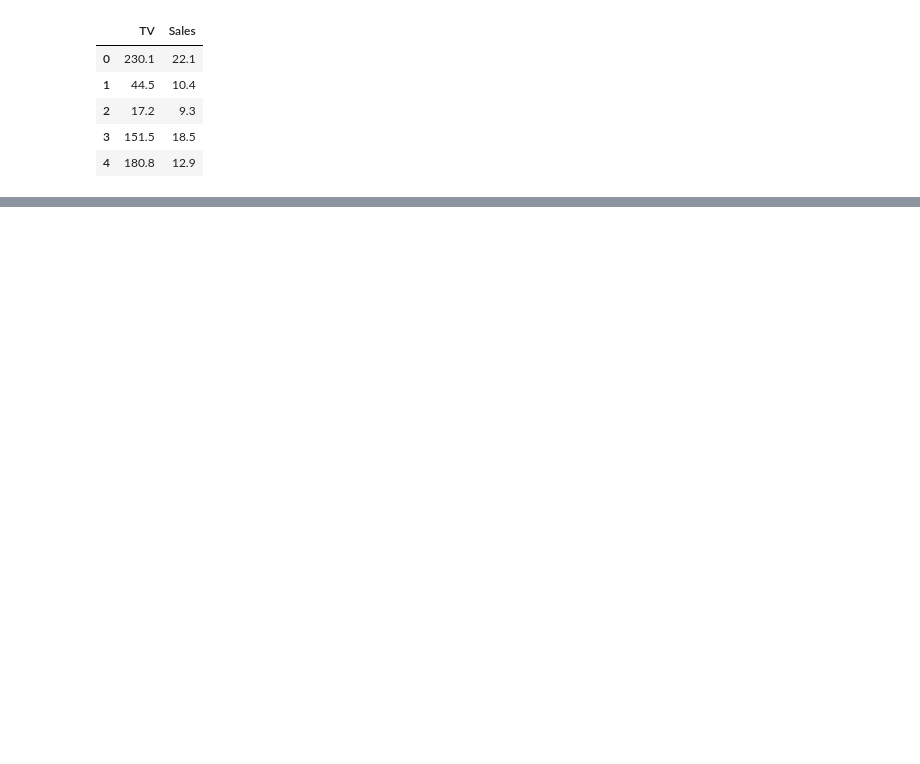
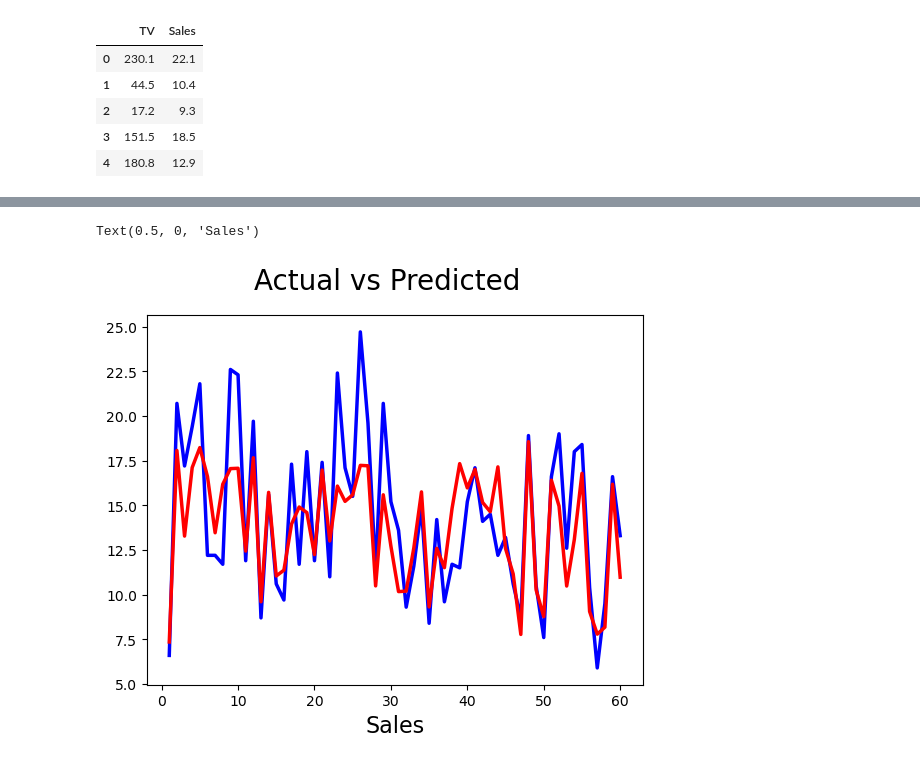
Before and after one commit to iuribel/ML-OREILLY, a Jupyter notebook: Study case 1/CaseStudy1.ipynb, the cells around one changed output, grey strips where cells are left out. Cells and saved outputs as stored; diff of their text form; code cells hidden in the pictures; blank space fills up the shorter version.

Commit message:
finish case 1

```diff
--- a/Study case 1/CaseStudy1.ipynb
+++ b/Study case 1/CaseStudy1.ipynb
@@ -13,0 +85,5 @@ advertising.head()
+# %%
+# we split the data into train and test data, with the size of the train data being 70% of the data
+# and the test data  the 30% of the whole data
+from sklearn.model_selection import train_test_split
+x_train, x_test, y_train, y_test =train_test_split(x,y, train_size=0.7, random_state=100)
@@ -13,0 +110,9 @@ advertising.head()
+# %%
+# we convert the x data sets on a 2d sets so they can be processed it will say that those sets have 1 column
+# and 140 or 60 rows depending on the case , meanwhile the y values stay as a one dimention data set
+import numpy as np
+
+x_train= np.array(x_train)
+x_test= np.array(x_test)
+#x_train=x_train[:,np.newaxis]
+#x_test=x_test[:,np.newaxis]
@@ -13,0 +144,3 @@ advertising.head()
+# %%
+#Checkout predictions, we are trying to predict sales (y) so we use the x axis as an input
+y_pred=lr.predict(x_test)
@@ -13,0 +151,14 @@ advertising.head()
+# %%
+#now we plot the data and compare the actual values with the predicted values
+
+import matplotlib.pyplot as plt
+c=[i for i in range(1,61,1)] #generate index
+fig=plt.figure()
+plt.plot(c,y_test, color="blue", linewidth=2.5, linestyle="-")
+plt.plot(c,y_pred, color="red", linewidth=2.5, linestyle="-")
+fig.suptitle('Actual vs Predicted', fontsize=20)  #header plot
+plt.xlabel('Index', fontsize=18) #X label plot
+plt.xlabel('Sales', fontsize=16)#Y label plot
+# %% [output]
+Text(0.5, 0, 'Sales')
+[figure, added]
```
Also changed, not shown: parts of 19 cells of this notebook.
